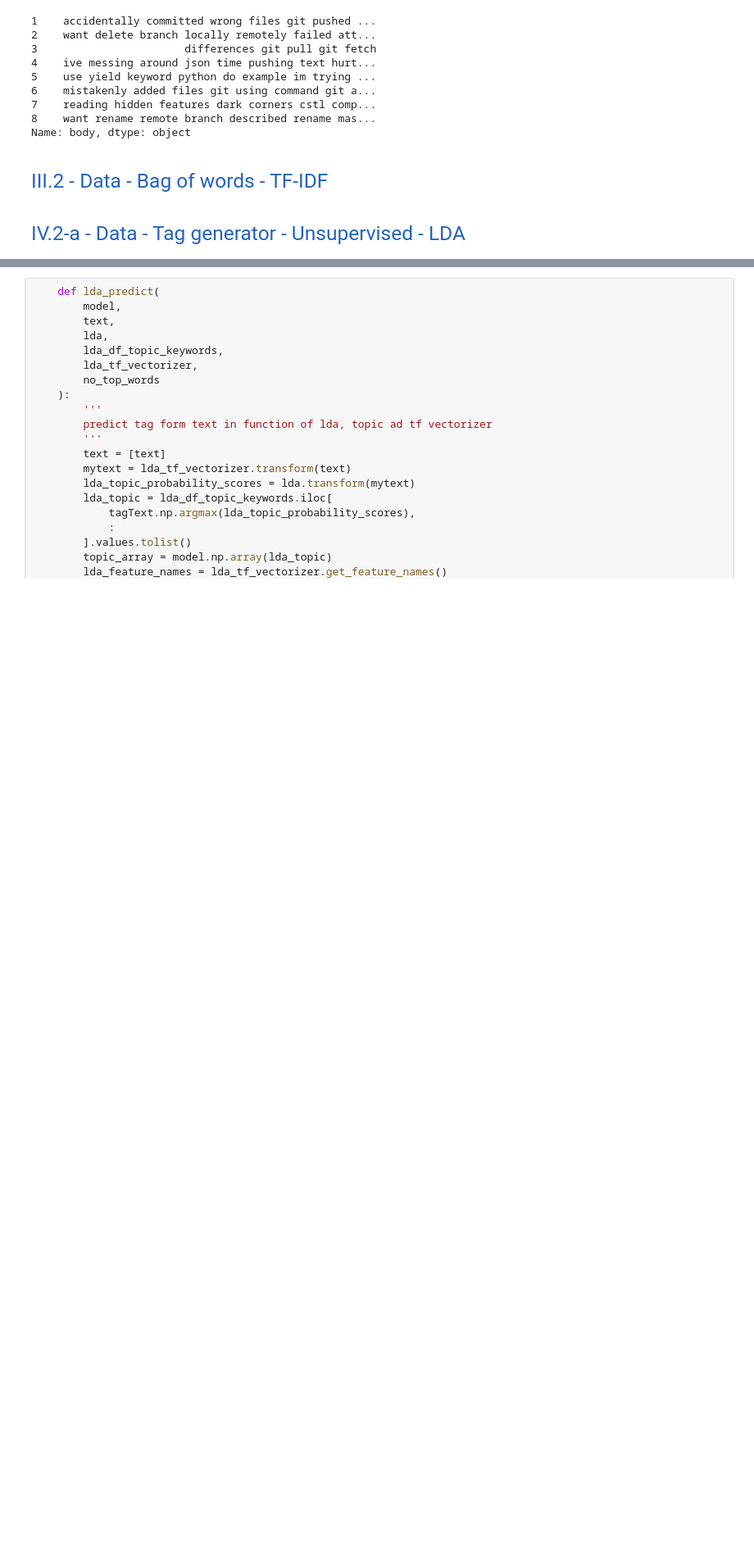
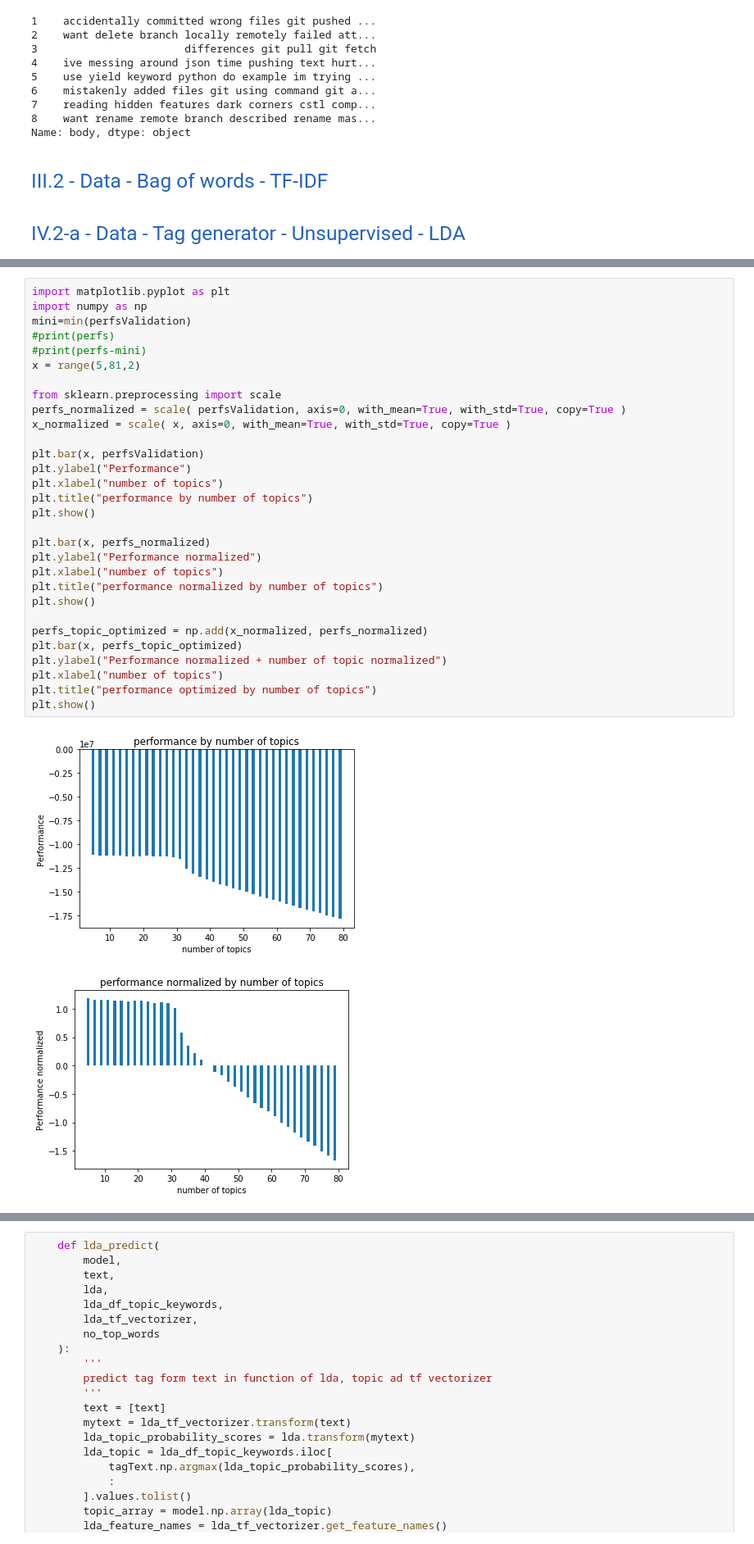
Before and after one commit to EricJacquesPro/TextCategorization, a Jupyter notebook: Projet_V2_LDA-v2.ipynb, the cells around one changed output, grey strips where cells are left out. Shown at 82% size. Saved outputs shown, nothing was run; the diff lists cells and outputs as text; blank space fills up the shorter version.

```diff
--- a/Projet_V2_LDA-v2.ipynb
+++ b/Projet_V2_LDA-v2.ipynb
@@ -114,0 +127,33 @@ plt.show()
+# %%
+import matplotlib.pyplot as plt
+import numpy as np
+mini=min(perfsValidation)
+#print(perfs)
+#print(perfs-mini)
+x = range(5,81,2)
+
+from sklearn.preprocessing import scale
+perfs_normalized = scale( perfsValidation, axis=0, with_mean=True, with_std=True, copy=True )
+x_normalized = scale( x, axis=0, with_mean=True, with_std=True, copy=True )
+
+plt.bar(x, perfsValidation)
+plt.ylabel("Performance")
+plt.xlabel("number of topics")
+plt.title("performance by number of topics")
+plt.show()
+
+plt.bar(x, perfs_normalized)
+plt.ylabel("Performance normalized")
+plt.xlabel("number of topics")
+plt.title("performance normalized by number of topics")
+plt.show()
+
+perfs_topic_optimized = np.add(x_normalized, perfs_normalized)
+plt.bar(x, perfs_topic_optimized)
+plt.ylabel("Performance normalized + number of topic normalized")
+plt.xlabel("number of topics")
+plt.title("performance optimized by number of topics")
+plt.show()
+# %% [output]
+[figure, added]
+[figure, added]
```
Also changed, not shown: parts of 9 cells of this notebook, 5 other files.
